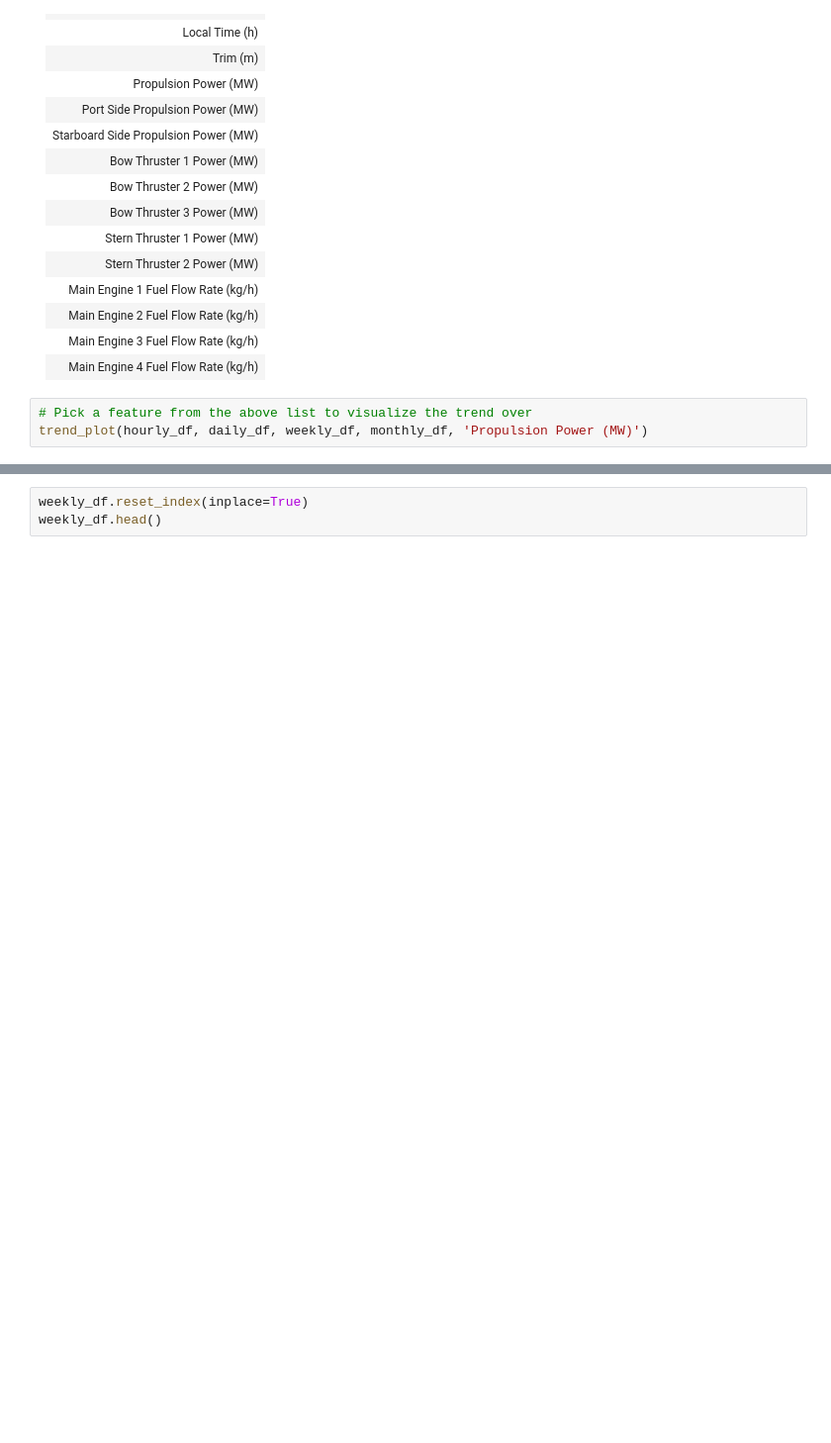
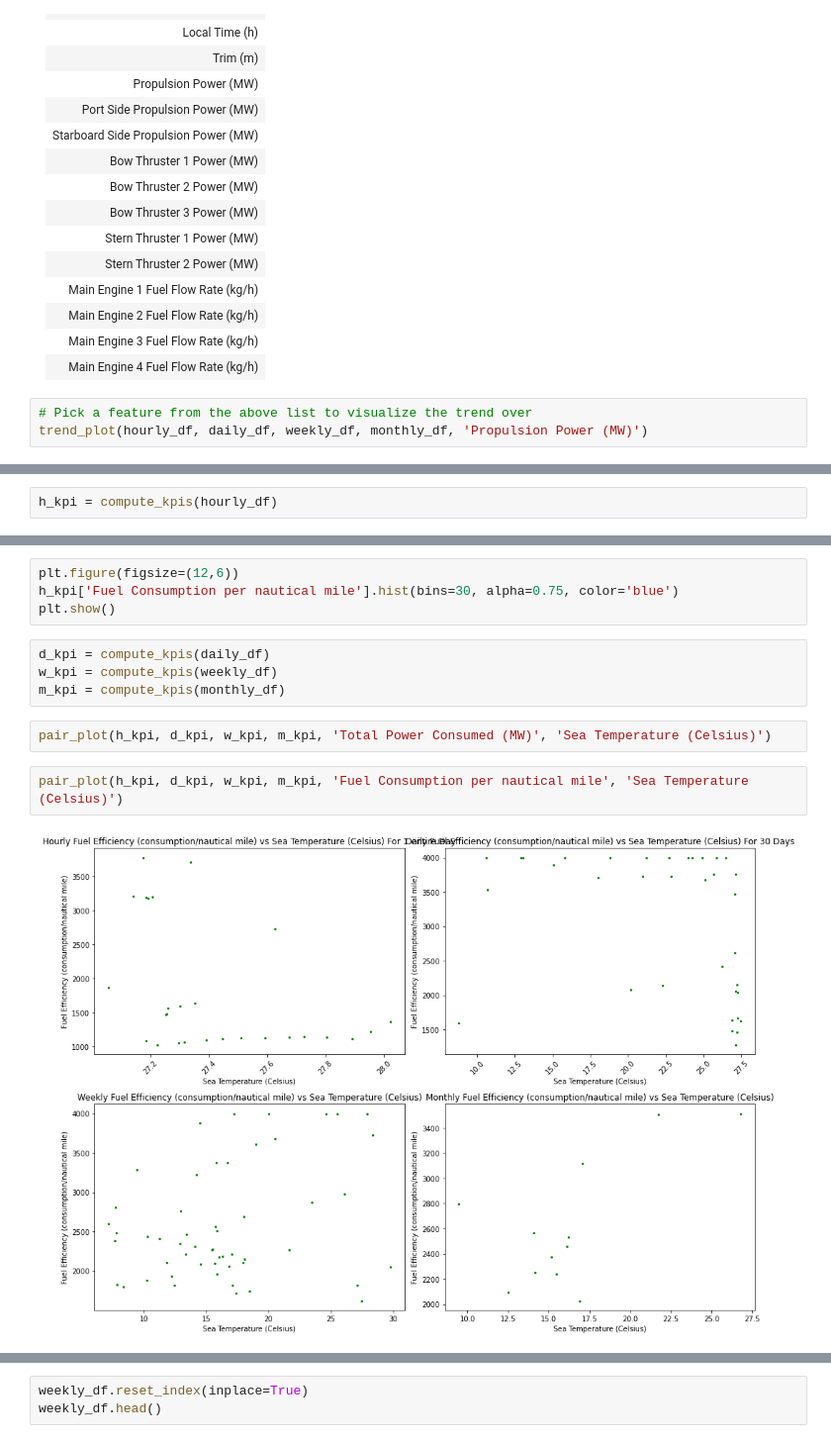
Before and after one commit to AKktk/Cruise_Performance_Analysis, a Jupyter notebook: eda.ipynb, the cells around one changed output, grey strips where cells are left out. Shown at 99% size. Cells and saved outputs as stored; diff of their text form; blank space fills up the shorter version.

```diff
--- a/eda.ipynb
+++ b/eda.ipynb
@@ -130,0 +228,2 @@ pair_plot(daily_df, hourly_df, weekly_df, monthly_df, 'Propulsion Power (MW)', '
+# %%
+h_kpi = compute_kpis(hourly_df)
@@ -130,0 +244,14 @@ pair_plot(daily_df, hourly_df, weekly_df, monthly_df, 'Propulsion Power (MW)', '
+# %%
+plt.figure(figsize=(12,6))
+h_kpi['Fuel Consumption per nautical mile'].hist(bins=30, alpha=0.75, color='blue')
+plt.show()
+# %%
+d_kpi = compute_kpis(daily_df)
+w_kpi = compute_kpis(weekly_df)
+m_kpi = compute_kpis(monthly_df)
+# %%
+pair_plot(h_kpi, d_kpi, w_kpi, m_kpi, 'Total Power Consumed (MW)', 'Sea Temperature (Celsius)')
+# %%
+pair_plot(h_kpi, d_kpi, w_kpi, m_kpi, 'Fuel Consumption per nautical mile', 'Sea Temperature (Celsius)')
+# %% [output]
+[figure, added]
```
Also changed, not shown: parts of 19 cells of this notebook, 4 other files.
